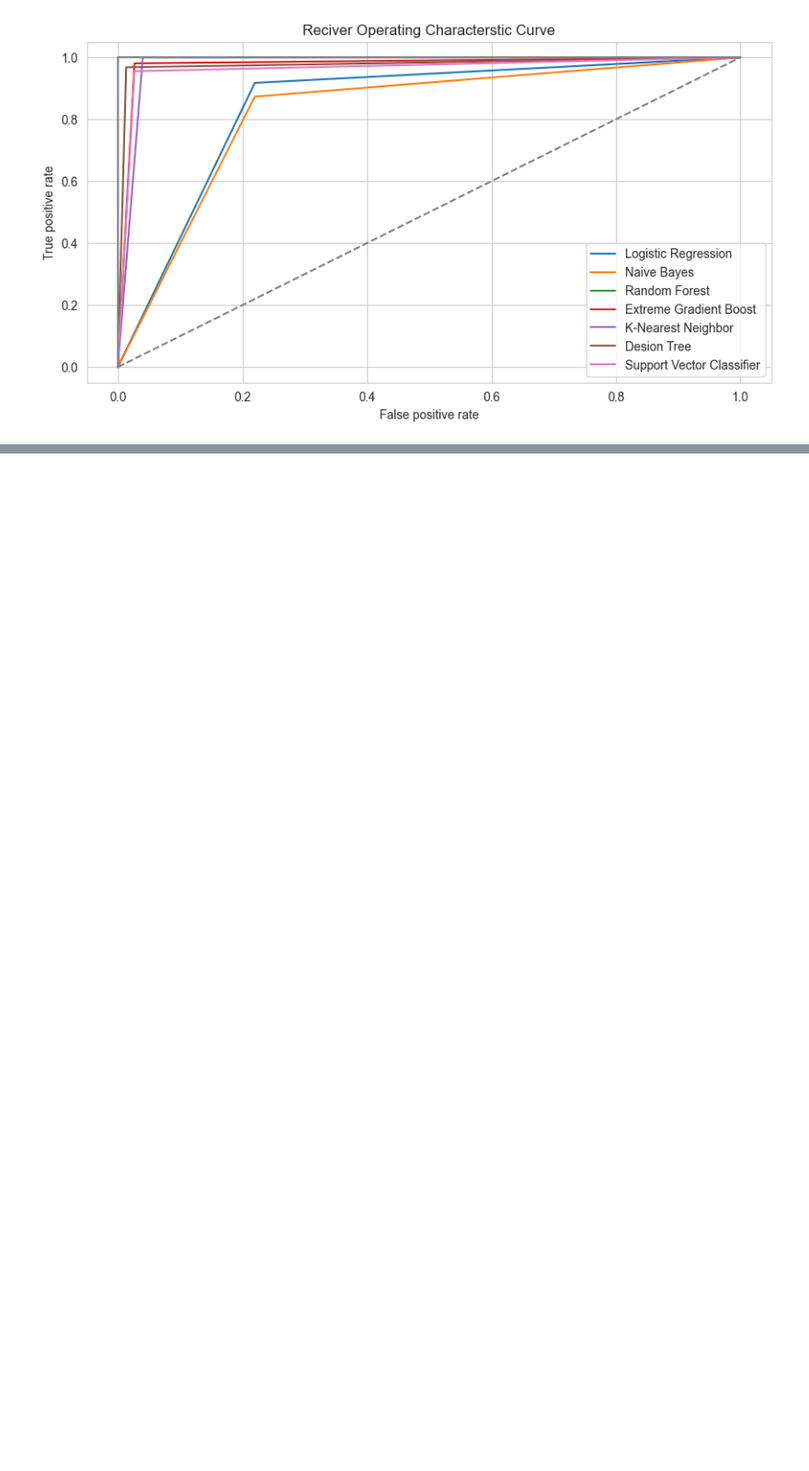
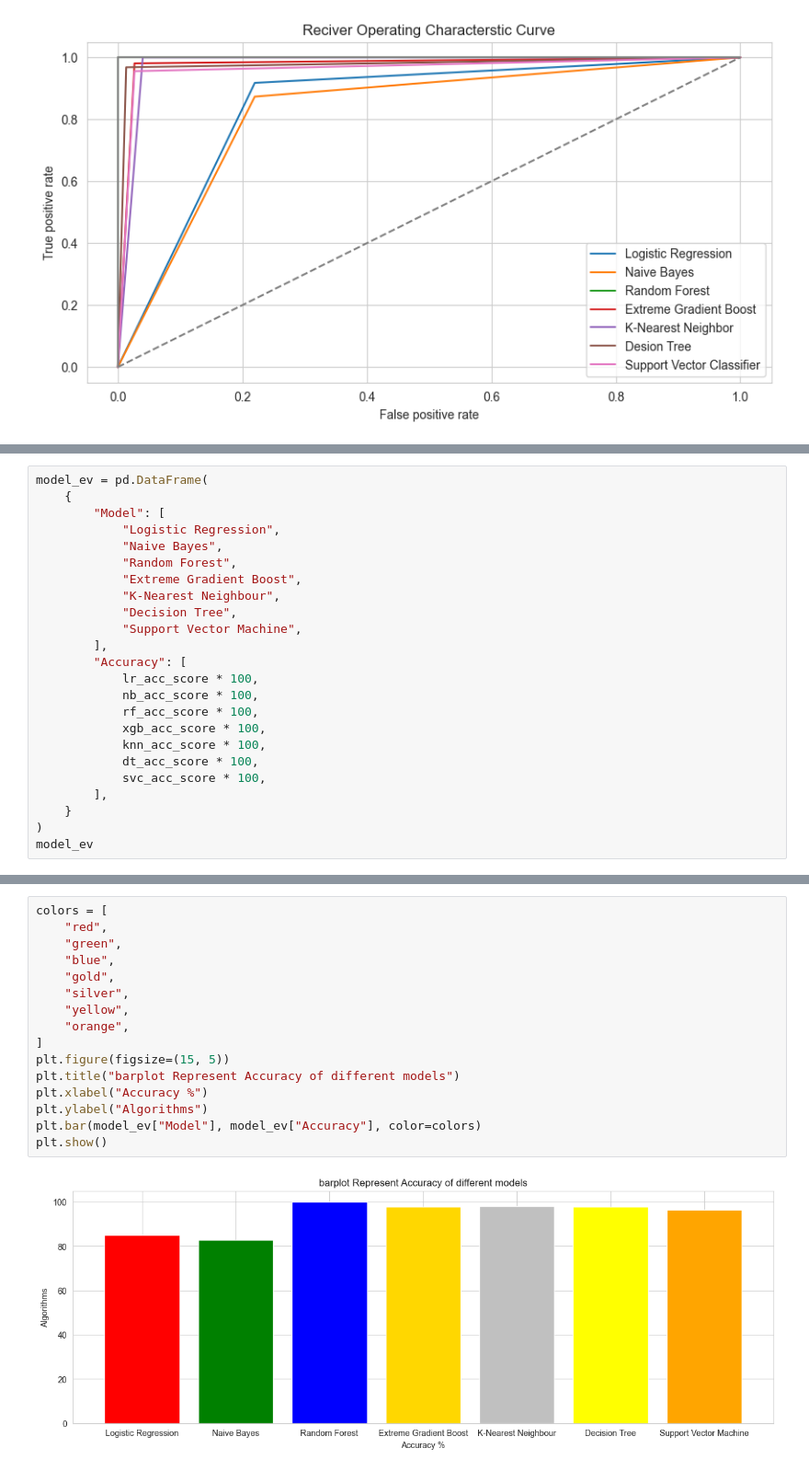
Before and after one commit to asndiallo/MedAI-MultiDataset-Study, a Jupyter notebook: notebooks/heart-disease.ipynb, the cells around one changed output, grey strips where cells are left out. Shown at 92% size. Saved outputs shown, nothing was run; the diff lists cells and outputs as text; blank space fills up the shorter version.

Commit message:
model evaluation

```diff
--- a/notebooks/heart-disease.ipynb
+++ b/notebooks/heart-disease.ipynb
@@ -555,0 +558,24 @@ plt.show()
+# %%
+model_ev = pd.DataFrame(
+    {
+        "Model": [
+            "Logistic Regression",
+            "Naive Bayes",
+            "Random Forest",
+            "Extreme Gradient Boost",
+            "K-Nearest Neighbour",
+            "Decision Tree",
+            "Support Vector Machine",
+        ],
+        "Accuracy": [
+            lr_acc_score * 100,
+            nb_acc_score * 100,
+            rf_acc_score * 100,
+            xgb_acc_score * 100,
+            knn_acc_score * 100,
+            dt_acc_score * 100,
+            svc_acc_score * 100,
+        ],
+    }
+)
+model_ev
@@ -555,0 +591,18 @@ plt.show()
+# %%
+colors = [
+    "red",
+    "green",
+    "blue",
+    "gold",
+    "silver",
+    "yellow",
+    "orange",
+]
+plt.figure(figsize=(15, 5))
+plt.title("barplot Represent Accuracy of different models")
+plt.xlabel("Accuracy %")
+plt.ylabel("Algorithms")
+plt.bar(model_ev["Model"], model_ev["Accuracy"], color=colors)
+plt.show()
+# %% [output]
+[figure, added]
```
Also changed, not shown: parts of 2 cells of this notebook.
